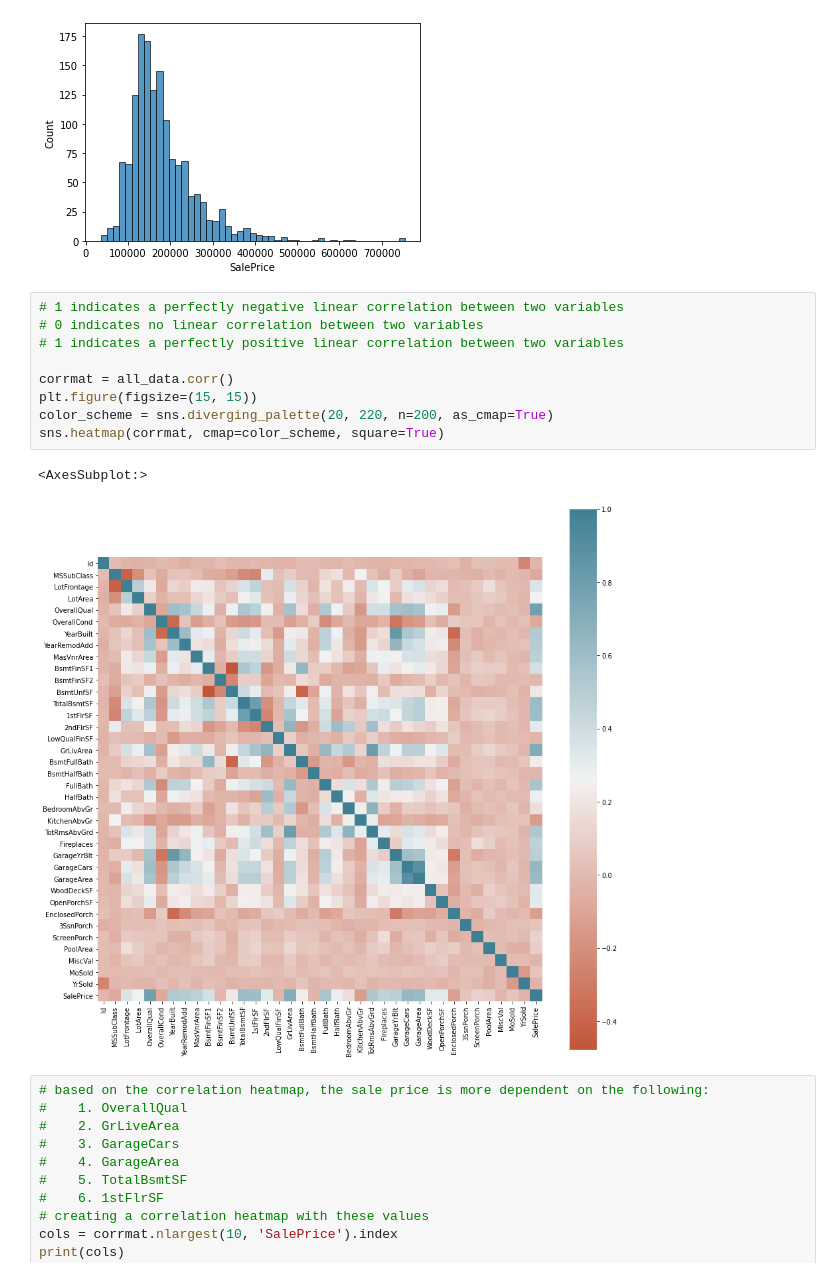
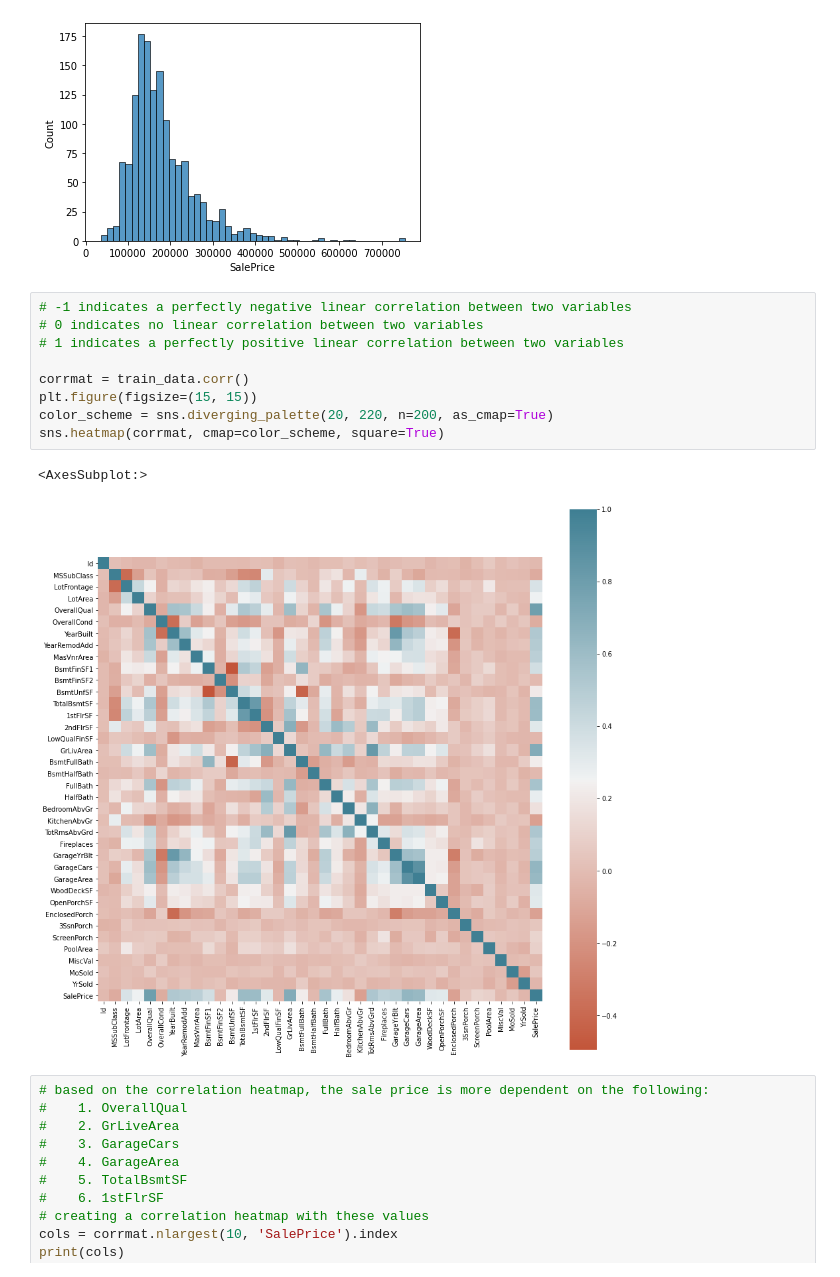
Before and after one commit to notjedi/ml-playground, a Jupyter notebook: housing-prices/housing-prices.ipynb, the cells around one changed output. Saved outputs shown, nothing was run; the diff lists cells and outputs as text.

```diff
--- a/housing-prices/housing-prices.ipynb
+++ b/housing-prices/housing-prices.ipynb
@@ -31,17 +30,17 @@ print(train_data['SalePrice'].skew())
 1.8828757597682129
 [figure]
 # %%
-# 1 indicates a perfectly negative linear correlation between two variables
+# -1 indicates a perfectly negative linear correlation between two variables
 # 0 indicates no linear correlation between two variables
 # 1 indicates a perfectly positive linear correlation between two variables
 
-corrmat = all_data.corr()
+corrmat = train_data.corr()
 plt.figure(figsize=(15, 15))
 color_scheme = sns.diverging_palette(20, 220, n=200, as_cmap=True)
 sns.heatmap(corrmat, cmap=color_scheme, square=True)
 # %% [output]
 <AxesSubplot:>
-[figure, old version]
+[figure, new version]
 # %%
 # based on the correlation heatmap, the sale price is more dependent on the following:
 #    1. OverallQual
```
Also changed, not shown: parts of 18 cells of this notebook, 3 other files.
